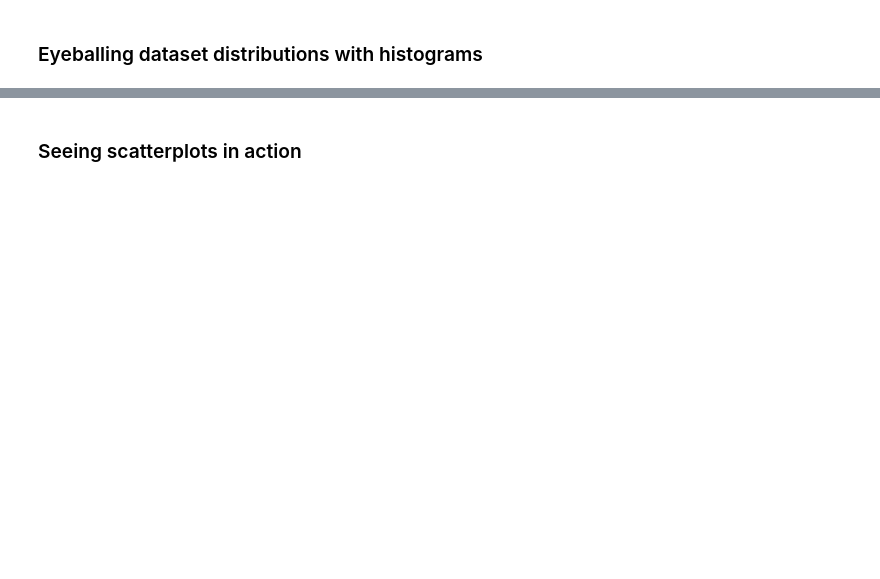
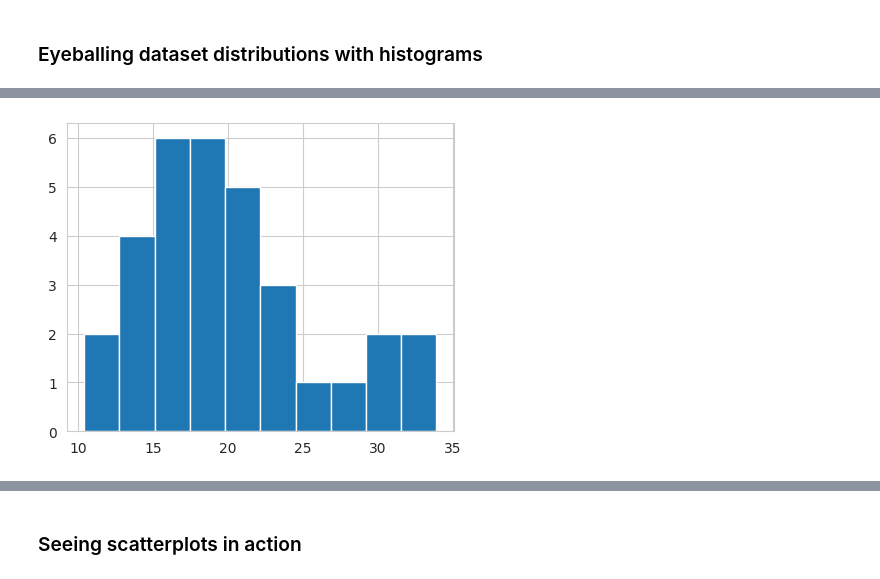
Before and after one commit to LinkedInLearning/python-for-data-science-and-machine-learning-essential-training-part-1-3006708, a Jupyter notebook: notebooks/04_07b.ipynb, the cells around one changed output, grey strips where cells are left out. Drawn from its saved outputs; the diff is of its cells as text; code cells hidden in the pictures; blank space fills up the shorter version.

```diff
--- a/notebooks/04_07b.ipynb
+++ b/notebooks/04_07b.ipynb
@@ -23,0 +29,5 @@ cars.index = cars.car_names
+# %%
+plt.hist(mpg)
+plt.show()
+# %% [output]
+[figure, added]
```
Also changed, not shown: parts of 9 cells of this notebook, 3 other files.
